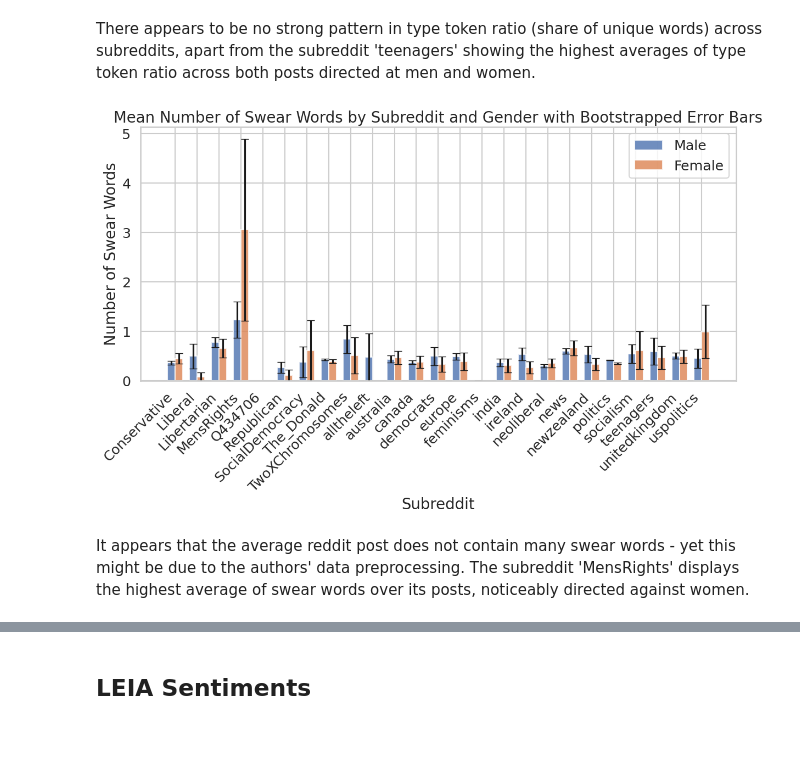
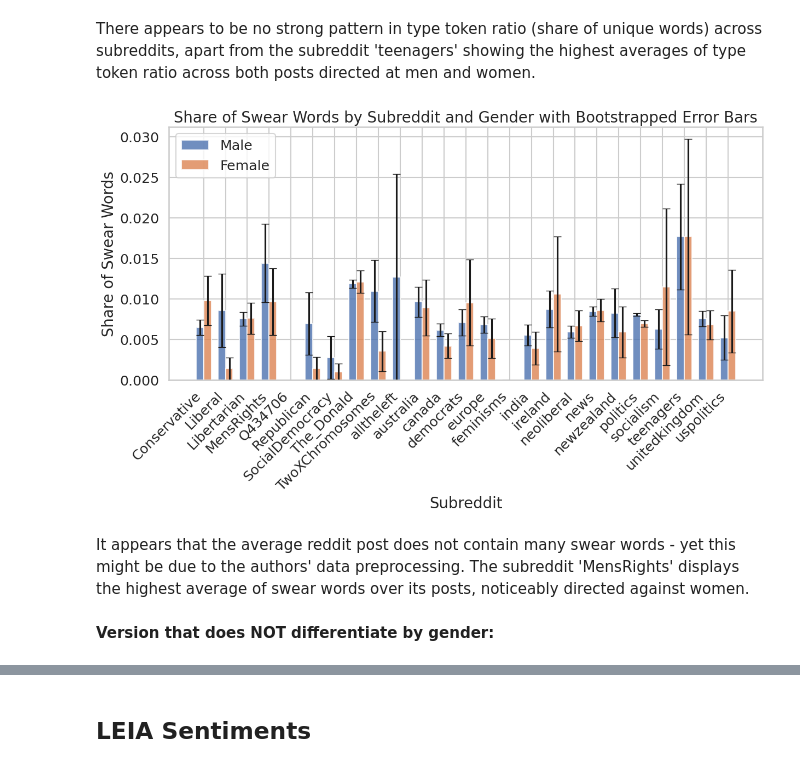
Before and after one commit to joerdisstrack/gender_bias_CSS_RP, a Jupyter notebook: code/text_complexity/text-complexity-analysis.ipynb, the cells around one changed output, grey strips where cells are left out. Cells and saved outputs as stored; diff of their text form; code cells hidden in the pictures; blank space fills up the shorter version.

```diff
--- a/code/text_complexity/text-complexity-analysis.ipynb
+++ b/code/text_complexity/text-complexity-analysis.ipynb
@@ -26,6 +26,8 @@ from sklearn.metrics import silhouette_score
 # %%
 # read in data
 data = pd.read_csv("/kaggle/input/final-text-complexity-css-rp/gender_bias_toxicity_complexity.csv", low_memory=False)
+# %%
+data.rename(columns={'share_unique words': 'type_token_ratio'}, inplace=True)
 # %%
 print([col for col in data.columns])
 # %% [output]
@@ -103,11 +144,11 @@ While there is no direct pattern in Gunning-Fog Score distribution, a few subred
 # %%
 # group data again
-grouped = data.groupby(['subreddit', 'sex'])['share_unique words'].apply(
+grouped = data.groupby(['subreddit', 'sex'])['type_token_ratio'].apply(
     lambda x: bootstrap_mean_ci(x)).reset_index()
 
 # obtain mean and confidence interval per group
-grouped[['mean', 'ci_lower', 'ci_upper']] = pd.DataFrame(grouped['share_unique words'].tolist(), index=grouped.index)
-grouped.drop('share_unique words', axis=1, inplace=True)
+grouped[['mean', 'ci_lower', 'ci_upper']] = pd.DataFrame(grouped['type_token_ratio'].tolist(), index=grouped.index)
+grouped.drop('type_token_ratio', axis=1, inplace=True)
 
 # then pivot data for plotting
 pivoted_mean = grouped.pivot(index='subreddit', columns='sex', values='mean')
@@ -116,7 +157,7 @@ pivoted_ci_upper = grouped.pivot(index='subreddit', columns='sex', values='ci_up
 
 # error bars
 errors = pivoted_mean - pivoted_ci_lower
-errors = errors.abs()  # Ensure errors are non-negative
+errors = errors.abs()
 
 # set plot dimensions
 fig, ax = plt.subplots(figsize=(14, 6))
@@ -147,46 +224,48 @@ plt.show()
 There appears to be no strong pattern in type token ratio (share of unique words) across subreddits, apart from the subreddit 'teenagers' showing the highest averages of type token ratio across both posts directed at men and women.
 # %%
 # group data again
-grouped = data.groupby(['subreddit', 'sex'])['nr_swear_words'].apply(
+grouped = data.groupby(['subreddit', 'sex'])['share_swear_words'].apply(
     lambda x: bootstrap_mean_ci(x)).reset_index()
 
 # obtain mean and confidence interval per group
-grouped[['mean', 'ci_lower', 'ci_upper']] = pd.DataFrame(grouped['nr_swear_words'].tolist(), index=grouped.index)
-grouped.drop('nr_swear_words', axis=1, inplace=True)
+grouped[['mean', 'ci_lower', 'ci_upper']] = pd.DataFrame(grouped['share_swear_words'].tolist(), index=grouped.index)
+grouped.drop('share_swear_words', axis=1, inplace=True)
 
 # then pivot data for plotting
 pivoted_mean = grouped.pivot(index='subreddit', columns='sex', values='mean')
 pivoted_ci_lower = grouped.pivot(index='subreddit', columns='sex', values='ci_lower')
 pivoted_ci_upper = grouped.pivot(index='subreddit', columns='sex', values='ci_upper')
 
 # error bars
 errors = pivoted_mean - pivoted_ci_lower
-errors = errors.abs()  # Ensure errors are non-negative
+errors = errors.abs()
 
 # plot
 fig, ax = plt.subplots(figsize=(14, 6))
 x = np.arange(len(pivoted_mean))
 width = 0.35
 
 # plot bars for gender == male
 ax.bar(x - width/2, pivoted_mean['male'], width, yerr=errors['male'], label='Male', capsize=5, alpha=0.8)
 
 # plot bars for gender == female
 ax.bar(x + width/2, pivoted_mean['female'], width, yerr=errors['female'], label='Female', capsize=5, alpha=0.8)
 
 # set labels and title
 ax.set_xlabel('Subreddit')
-ax.set_ylabel('Number of Swear Words')
-ax.set_title('Mean Number of Swear Words by Subreddit and Gender with Bootstrapped Error Bars')
+ax.set_ylabel('Share of Swear Words')
+ax.set_title('Share of Swear Words by Subreddit and Gender with Bootstrapped Error Bars')
 ax.set_xticks(x)
 ax.set_xticklabels(pivoted_mean.index, rotation=45, ha='right')
 
 ax.legend()
 
-plt.savefig('Swear_Words_Subreddit_gender.png', bbox_inches='tight')
+plt.savefig('Share_Swear_Words_Subreddit_gender.png', bbox_inches='tight')
 
 plt.show()
 # %% [output]
-[figure, old version]
+[figure, new version]
 # %% [markdown]
 It appears that the average reddit post does not contain many swear words - yet this might be due to the authors' data preprocessing. The subreddit 'MensRights' displays the highest average of swear words over its posts, noticeably directed against women.
+# %% [markdown]
+**Version that does NOT differentiate by gender:**
```
Also changed, not shown: parts of 22 cells of this notebook, 5 other files.
